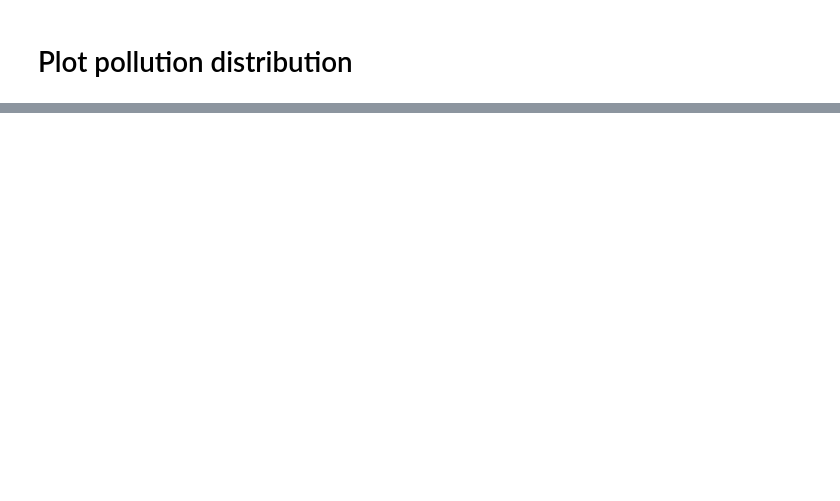
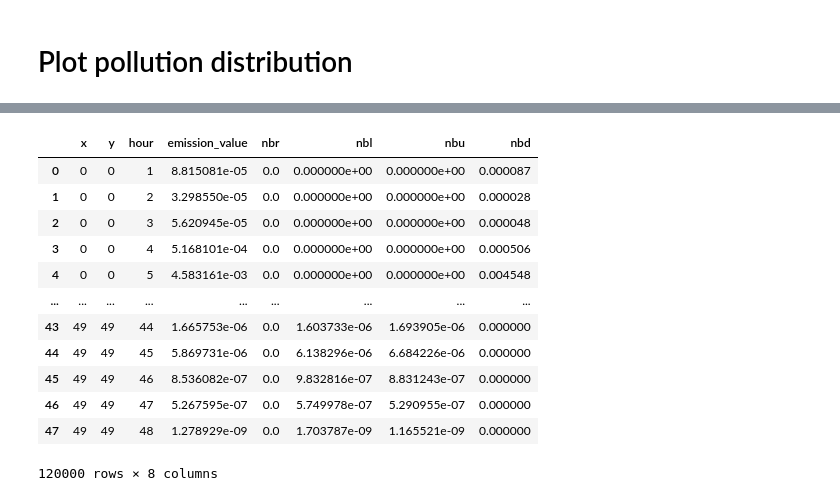
Before and after one commit to zlukich/no_palm, a Jupyter notebook: netcdf_reader.ipynb, the cells around one changed output, grey strips where cells are left out. Saved outputs shown, nothing was run; the diff lists cells and outputs as text; code cells hidden in the pictures; blank space fills up the shorter version.

```diff
--- a/netcdf_reader.ipynb
+++ b/netcdf_reader.ipynb
@@ -95,0 +314,4 @@ result_3species
+# %%
+result_1species_output.replace(-9999,0,inplace=True) # because strange values where there are no pollutants
+result_1species_output = result_1species_output[["x","y","hour","emission_value"]]
+result_1species_output
@@ -107,0 +411,17 @@ plt.show()
+# %%
+completed_1species_out = complete_df_with_neighbours(result_1species_output)
+completed_1species_out
+# %% [output]
+|  | x | y | hour | emission_value | nbr | nbl | nbu | nbd |
+| 0 | 0 | 0 | 1 | 8.815081e-05 | 0.0 | 0.000000e+00 | 0.000000e+00 | 0.000087 |
+| 1 | 0 | 0 | 2 | 3.298550e-05 | 0.0 | 0.000000e+00 | 0.000000e+00 | 0.000028 |
+| 2 | 0 | 0 | 3 | 5.620945e-05 | 0.0 | 0.000000e+00 | 0.000000e+00 | 0.000048 |
+| 3 | 0 | 0 | 4 | 5.168101e-04 | 0.0 | 0.000000e+00 | 0.000000e+00 | 0.000506 |
+| 4 | 0 | 0 | 5 | 4.583161e-03 | 0.0 | 0.000000e+00 | 0.000000e+00 | 0.004548 |
+| ... | ... | ... | ... | ... | ... | ... | ... | ... |
+| 43 | 49 | 49 | 44 | 1.665753e-06 | 0.0 | 1.603733e-06 | 1.693905e-06 | 0.000000 |
+| 44 | 49 | 49 | 45 | 5.869731e-06 | 0.0 | 6.138296e-06 | 6.684226e-06 | 0.000000 |
+| 45 | 49 | 49 | 46 | 8.536082e-07 | 0.0 | 9.832816e-07 | 8.831243e-07 | 0.000000 |
+| 46 | 49 | 49 | 47 | 5.267595e-07 | 0.0 | 5.749978e-07 | 5.290955e-07 | 0.000000 |
+| 47 | 49 | 49 | 48 | 1.278929e-09 | 0.0 | 1.703787e-09 | 1.165521e-09 | 0.000000 |
+120000 rows × 8 columns
```
Also changed, not shown: parts of 38 cells of this notebook, 1 other file.
